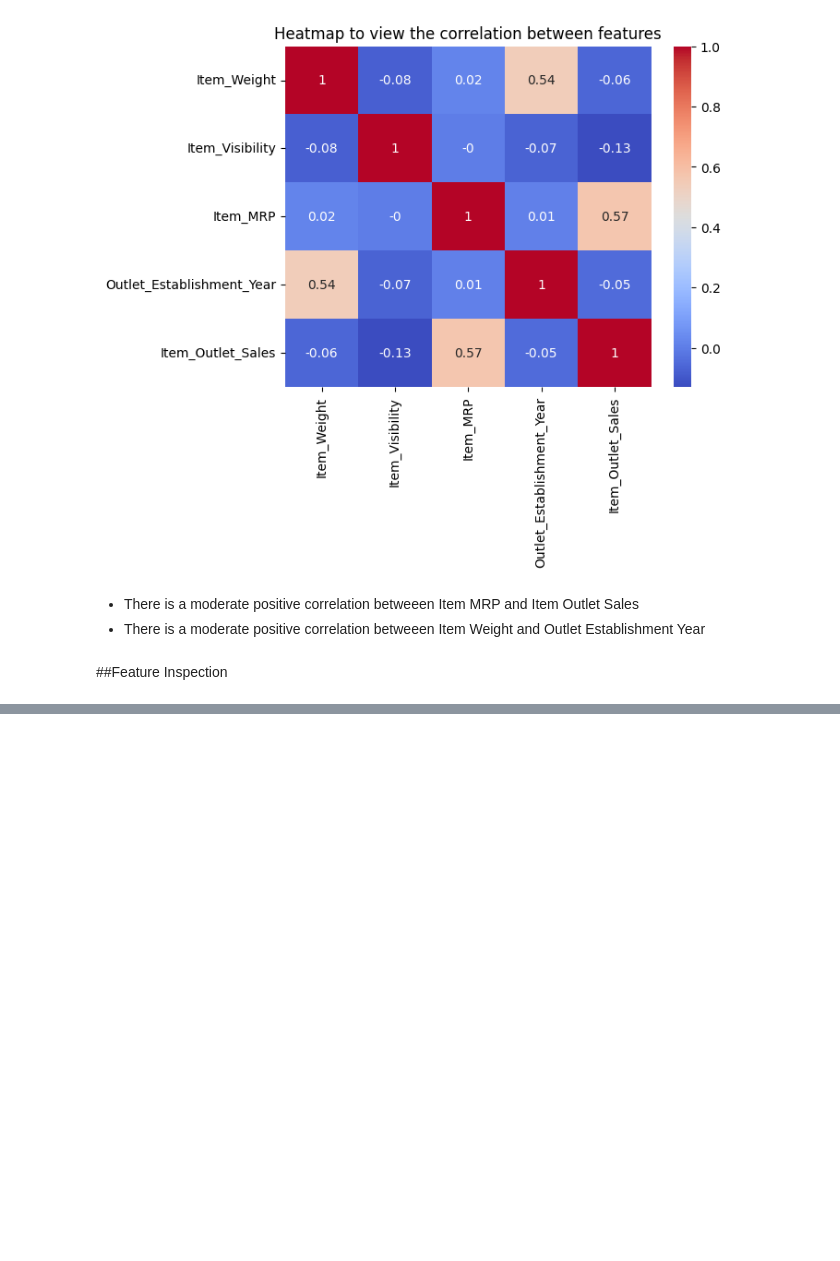
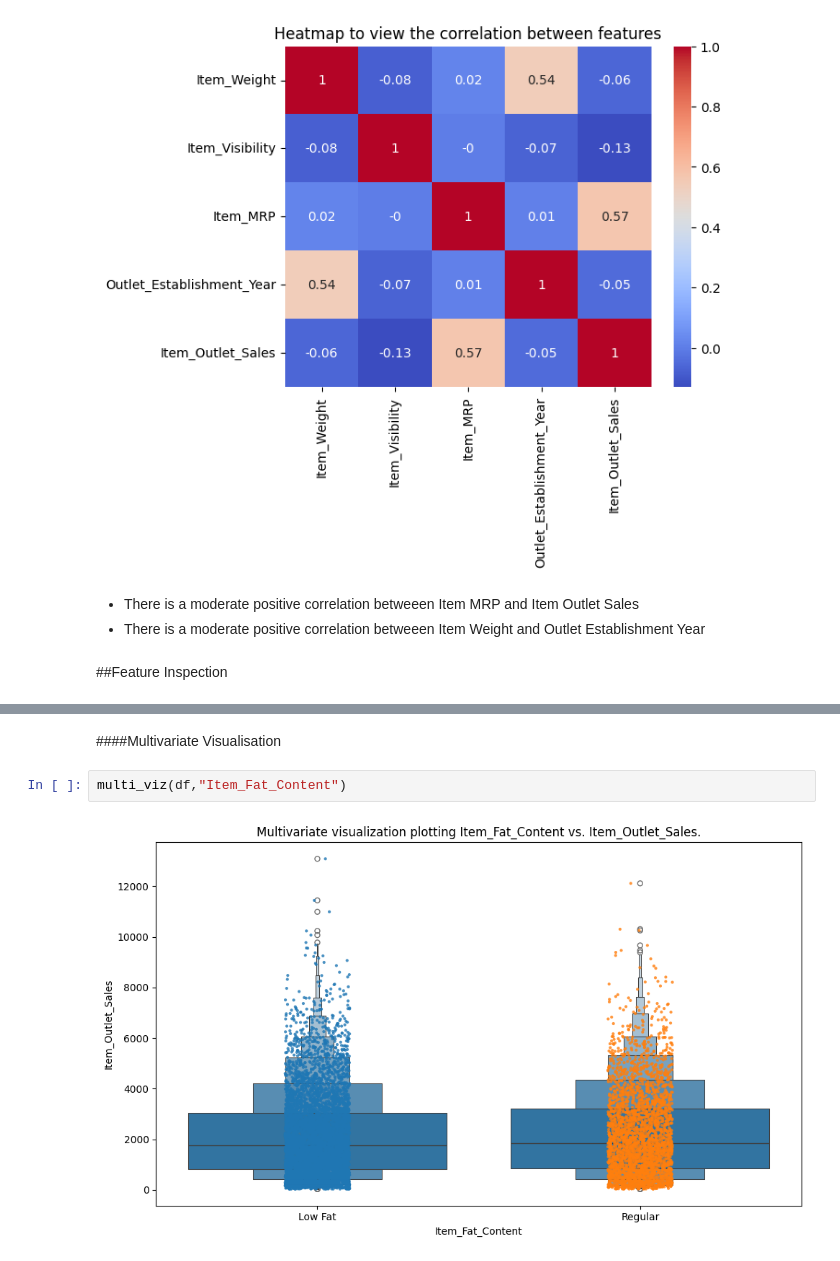
Before and after one commit to UKashNK/Prediction-of-Product-Sales, a Jupyter notebook: Prediction_of_Product_Sales.ipynb, the cells around one changed output, grey strips where cells are left out. Drawn from its saved outputs; the diff is of its cells as text; blank space fills up the shorter version.

```diff
--- a/Prediction_of_Product_Sales.ipynb
+++ b/Prediction_of_Product_Sales.ipynb
@@ -290,0 +432,6 @@ ax.set(title="Heatmap to view the correlation between features");
+# %% [markdown]
+####Multivariate Visualisation
+# %%
+multi_viz(df,"Item_Fat_Content")
+# %% [output]
+[figure, added]
```
Also changed, not shown: parts of 85 cells of this notebook.
